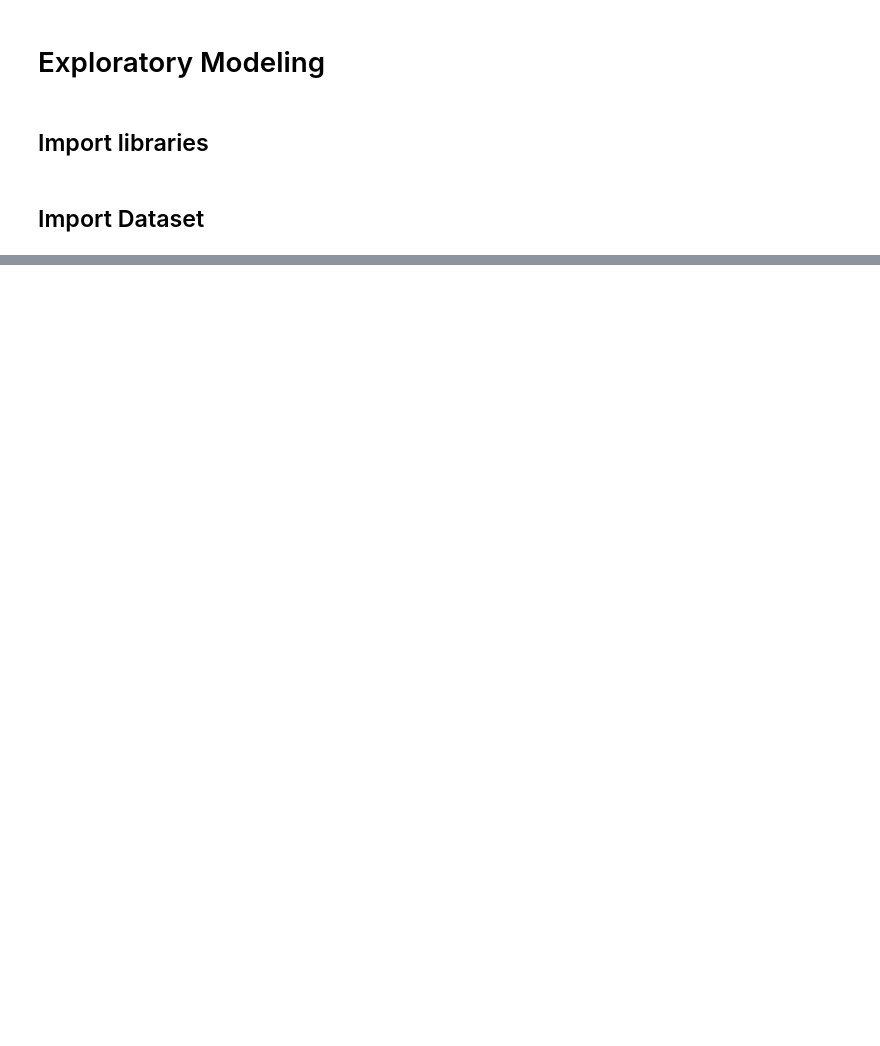
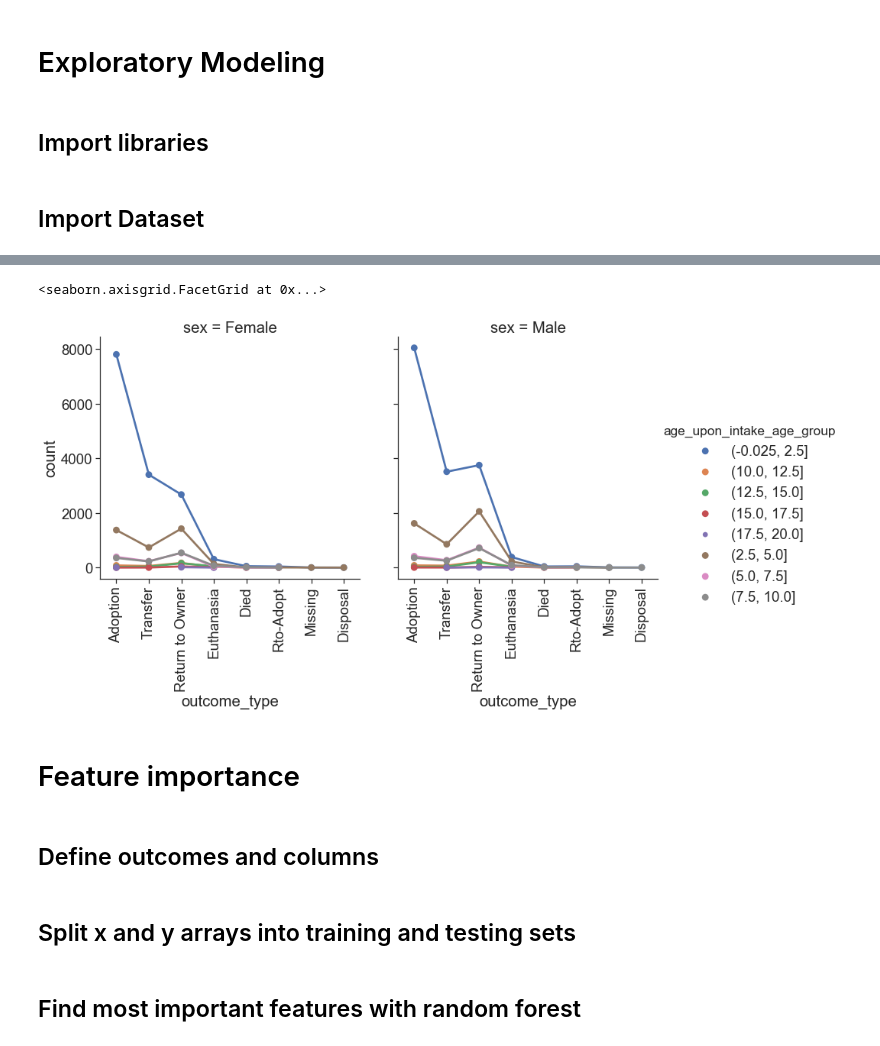
Before and after one commit to mmanning88/adoption_outcome_product, a Jupyter notebook: data_model/Exploratory_Modeling.ipynb, the cells around one changed output, grey strips where cells are left out. Cells and saved outputs as stored; diff of their text form; code cells hidden in the pictures; blank space fills up the shorter version.

```diff
--- a/data_model/Exploratory_Modeling.ipynb
+++ b/data_model/Exploratory_Modeling.ipynb
@@ -29,0 +33,14 @@ g.set_xlabels('Outcome')
+# %%
+agegroup_counts = dataset.groupby(['age_upon_intake_age_group', 'sex'])['outcome_type'].value_counts().reset_index(name='count')
+
+g = sns.factorplot(x='outcome_type', y='count', hue='age_upon_intake_age_group', col='sex',
+                   data=agegroup_counts, size=6)
+
+g.set_xticklabels(rotation=90)
+# %% [output]
+<seaborn.axisgrid.FacetGrid at 0x...>
+[figure, added]
+# %% [markdown]
+# Feature importance
+# %% [markdown]
+## Define outcomes and columns
@@ -29,0 +66,2 @@ g.set_xlabels('Outcome')
+# %% [markdown]
+## Split x and y arrays into training and testing sets
@@ -29,0 +73,2 @@ g.set_xlabels('Outcome')
+# %% [markdown]
+## Find most important features with random forest
```
Also changed, not shown: parts of 11 cells of this notebook, 2 other files.
